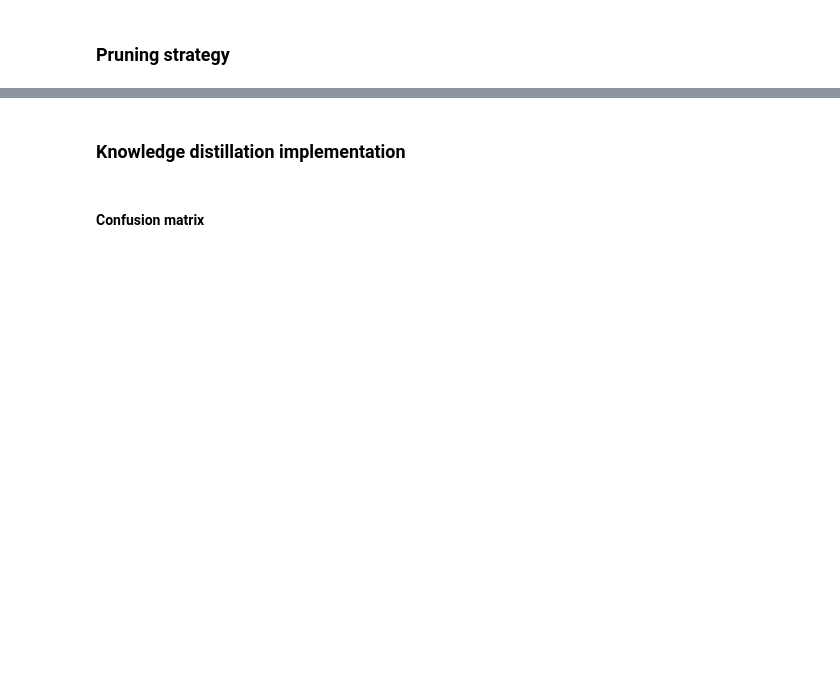
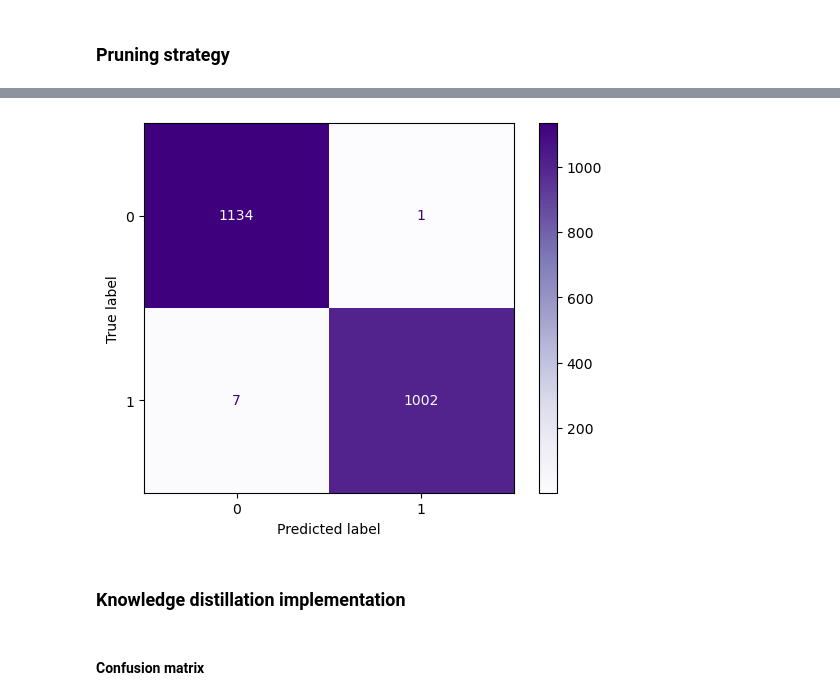
Before and after one commit to RomiSolMolina/IoT-SchoolValencia-2025, a Jupyter notebook: MNIST-MLCompression.ipynb, the cells around one changed output, grey strips where cells are left out. Drawn from its saved outputs; the diff is of its cells as text; code cells hidden in the pictures; blank space fills up the shorter version.

```diff
--- a/MNIST-MLCompression.ipynb
+++ b/MNIST-MLCompression.ipynb
@@ -184,7 +323,7 @@ modelQ = build_student()
 # %% [markdown]
 ### Pruning strategy
 # %%
-final_sparsity = 0.2
+final_sparsity = 0.1
 
 pruning_params = {
                 'pruning_schedule': tfmot.sparsity.keras.PolynomialDecay(
@@ -193,3 +332,13 @@ pruning_params = {
             }
 
 model_QPKD = tfmot.sparsity.keras.prune_low_magnitude(modelQ, **pruning_params)
+# %%
+lr = 0.0001
+op = Adam(lr)
+loss = "categorical_crossentropy"
+metrics = ["accuracy"]
+epochs=16
+batch_size=128
+
+model_QPKD.compile(optimizer=op, loss=loss, metrics=metrics)
+h = model_QPKD.fit(x_train, y_train_binary, epochs=epochs, batch_size=batch_size, validation_data=(x_test, y_test_binary),callbacks = [tfmot.sparsity.keras.UpdatePruningStep()])
@@ -195,0 +399,14 @@ model_QPKD = tfmot.sparsity.keras.prune_low_magnitude(modelQ, **pruning_params)
+# %%
+y_pred_probs = model_QPKD.predict(x_test)
+y_pred = np.argmax(y_pred_probs, axis=1)
+
+# Since y_test is one-hot encoded, you need to convert it back to class indices
+y_true = np.argmax(y_test_binary, axis=1)  # Convert one-hot encoded labels to class indices
+
+
+cm = confusion_matrix(y_true, y_pred)
+disp = ConfusionMatrixDisplay(confusion_matrix=cm)
+disp.plot(cmap='Purples')
+plt.show()
+# %% [output]
+[figure, added]
```
Also changed, not shown: parts of 25 cells of this notebook, 6 other files.
